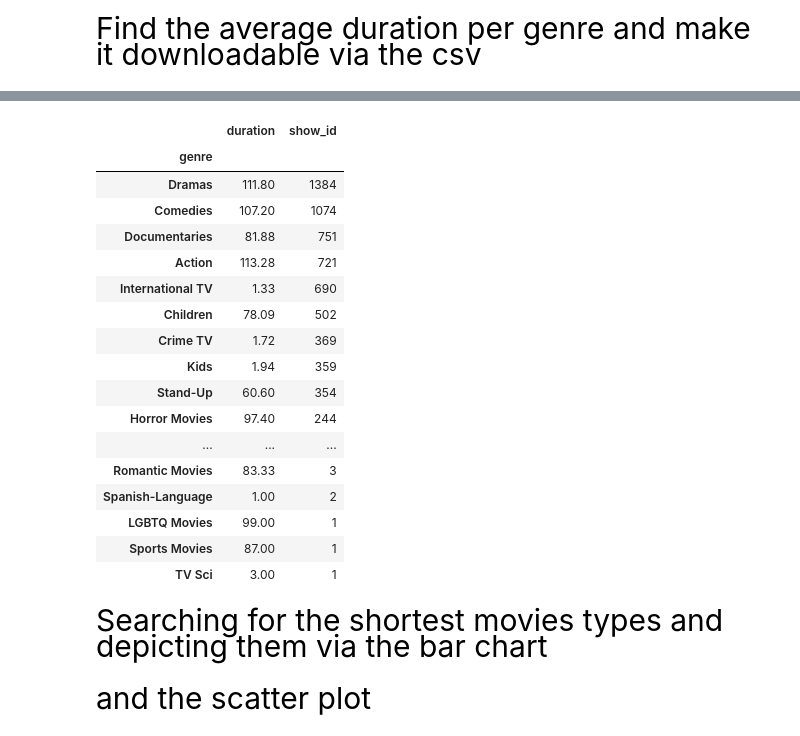
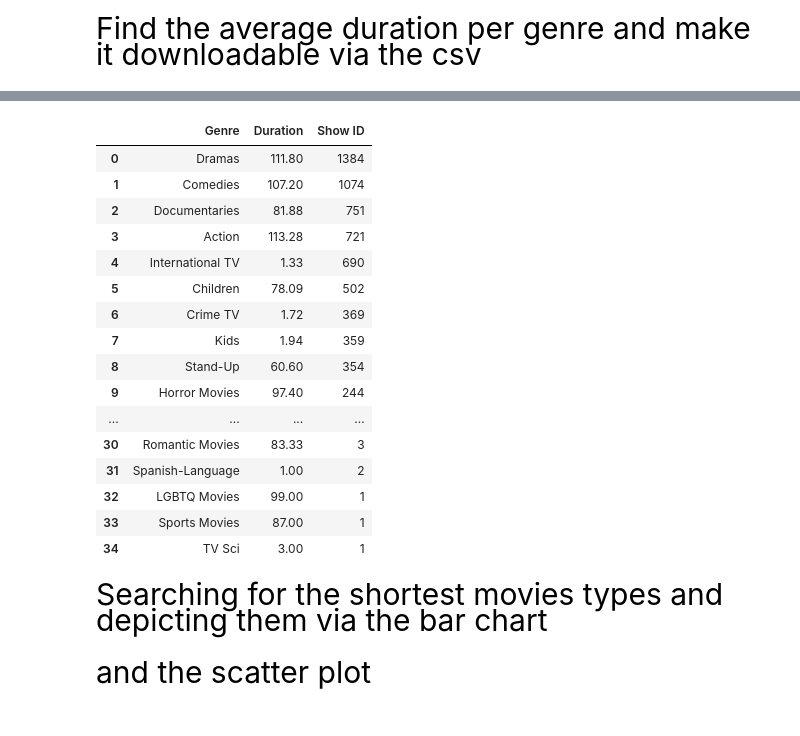
Before and after one commit to VladimirShpilkin/Python-Projects, a Jupyter notebook: Netflix/netflix_movies_analysis.ipynb, the cells around one changed output, grey strips where cells are left out. Cells and saved outputs as stored; diff of their text form; code cells hidden in the pictures.

Commit message:
Netflix Movies Analysis Update

```diff
--- a/Netflix/netflix_movies_analysis.ipynb
+++ b/Netflix/netflix_movies_analysis.ipynb
@@ -108,26 +108,26 @@ print(duration_per_genre)
 33              TV Shows           12               1.0
 # %%
 movie_data_pivot=pd.pivot_table(movie_data,values=['show_id','duration'],index=['genre'],aggfunc={'show_id':'count','duration': lambda x: round(x.mean(),2)}).sort_values(by='show_id',ascending=False)
-movie_data_pivot
+movie_data_pivot=movie_data_pivot.reset_index()
+movie_data_pivot.rename(columns={'genre':'Genre','duration':'Duration','show_id':'Show ID'})
 # %% [output]
-|  | duration | show_id |
-| genre |  |  |
-| Dramas | 111.80 | 1384 |
-| Comedies | 107.20 | 1074 |
-| Documentaries | 81.88 | 751 |
-| Action | 113.28 | 721 |
-| International TV | 1.33 | 690 |
-| Children | 78.09 | 502 |
-| Crime TV | 1.72 | 369 |
-| Kids | 1.94 | 359 |
-| Stand-Up | 60.60 | 354 |
-| Horror Movies | 97.40 | 244 |
-| ... | ... | ... |
-| Romantic Movies | 83.33 | 3 |
-| Spanish-Language | 1.00 | 2 |
-| LGBTQ Movies | 99.00 | 1 |
-| Sports Movies | 87.00 | 1 |
-| TV Sci | 3.00 | 1 |
+|  | Genre | Duration | Show ID |
+| 0 | Dramas | 111.80 | 1384 |
+| 1 | Comedies | 107.20 | 1074 |
+| 2 | Documentaries | 81.88 | 751 |
+| 3 | Action | 113.28 | 721 |
+| 4 | International TV | 1.33 | 690 |
+| 5 | Children | 78.09 | 502 |
+| 6 | Crime TV | 1.72 | 369 |
+| 7 | Kids | 1.94 | 359 |
+| 8 | Stand-Up | 60.60 | 354 |
+| 9 | Horror Movies | 97.40 | 244 |
+| ... | ... | ... | ... |
+| 30 | Romantic Movies | 83.33 | 3 |
+| 31 | Spanish-Language | 1.00 | 2 |
+| 32 | LGBTQ Movies | 99.00 | 1 |
+| 33 | Sports Movies | 87.00 | 1 |
+| 34 | TV Sci | 3.00 | 1 |
 # %% [markdown]
 <div style="display: flex; justify-content: center; align-items: center; height: 100%;">
     <span style="color: black; font-family: 'Times New Roman'; font-size: 30px;">
```
Also changed, not shown: parts of 12 cells of this notebook, 1 other file.
